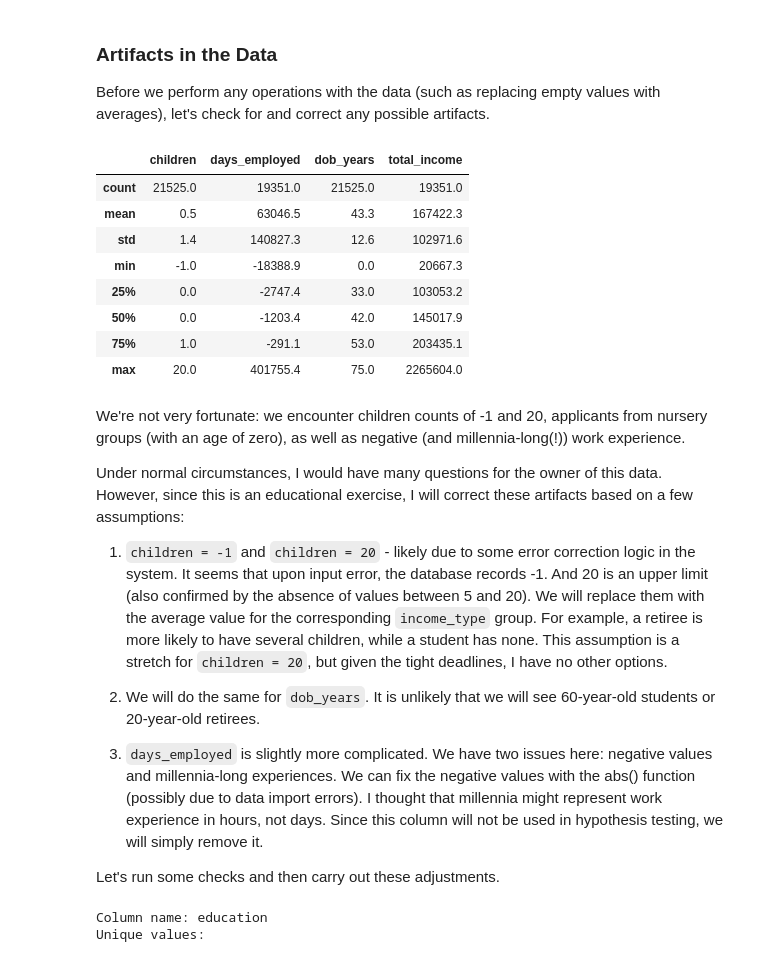
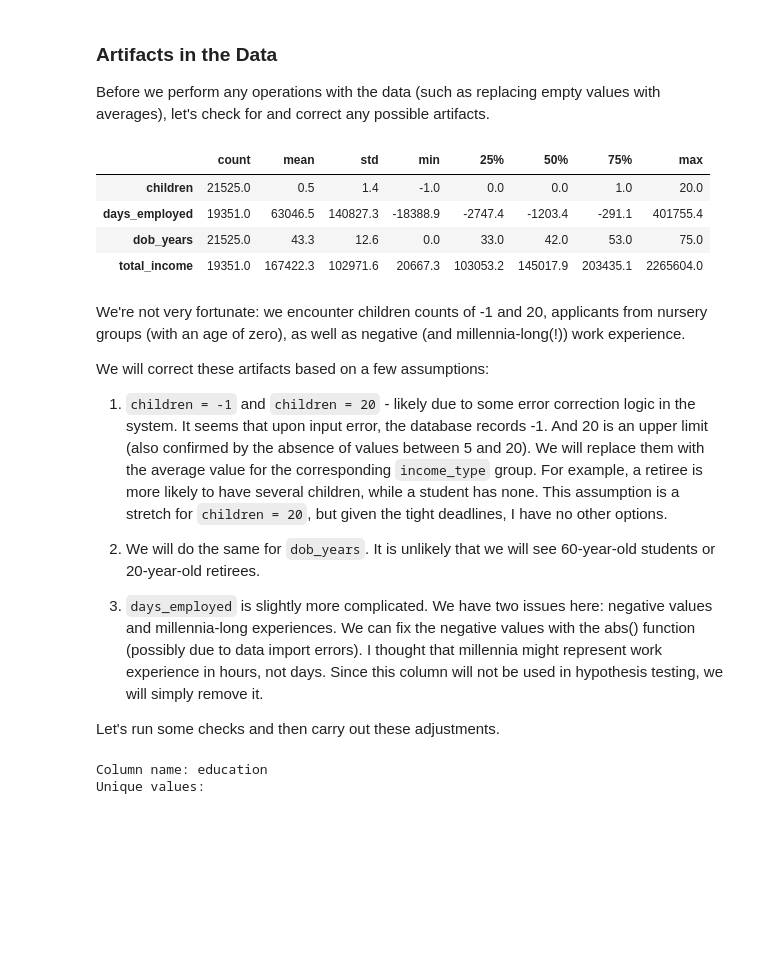
Before and after one commit to mskhmelik/yandex_data_analytics, a Jupyter notebook: Module_02/prj_credit_score.ipynb, the cells around one changed output. Cells and saved outputs as stored; diff of their text form; code cells hidden in the pictures; blank space fills up the shorter version.

```diff
--- a/Module_02/prj_credit_score.ipynb
+++ b/Module_02/prj_credit_score.ipynb
@@ -212,32 +212,28 @@ Before we perform any operations with the data (such as replacing empty values w
 # %%
 columns_values =['children', 'days_employed', 'dob_years', 'total_income']
 
 columns_category = [
     'education',
     'education_id',
     'family_status',
     'family_status_id',
     'gender',
     'income_type',
     'debt',
     'purpose'
 ]
 
-round(raw_df[columns_values].describe(), 1)
+round(raw_score[columns_values].describe().T, 1)
 # %% [output]
-|  | children | days_employed | dob_years | total_income |
-| count | 21525.0 | 19351.0 | 21525.0 | 19351.0 |
-| mean | 0.5 | 63046.5 | 43.3 | 167422.3 |
-| std | 1.4 | 140827.3 | 12.6 | 102971.6 |
-| min | -1.0 | -18388.9 | 0.0 | 20667.3 |
-| 25% | 0.0 | -2747.4 | 33.0 | 103053.2 |
-| 50% | 0.0 | -1203.4 | 42.0 | 145017.9 |
-| 75% | 1.0 | -291.1 | 53.0 | 203435.1 |
-| max | 20.0 | 401755.4 | 75.0 | 2265604.0 |
+|  | count | mean | std | min | 25% | 50% | 75% | max |
+| children | 21525.0 | 0.5 | 1.4 | -1.0 | 0.0 | 0.0 | 1.0 | 20.0 |
+| days_employed | 19351.0 | 63046.5 | 140827.3 | -18388.9 | -2747.4 | -1203.4 | -291.1 | 401755.4 |
+| dob_years | 21525.0 | 43.3 | 12.6 | 0.0 | 33.0 | 42.0 | 53.0 | 75.0 |
+| total_income | 19351.0 | 167422.3 | 102971.6 | 20667.3 | 103053.2 | 145017.9 | 203435.1 | 2265604.0 |
 # %% [markdown]
 We're not very fortunate: we encounter children counts of -1 and 20, applicants from nursery groups (with an age of zero), as well as negative (and millennia-long(!)) work experience.
 
-Under normal circumstances, I would have many questions for the owner of this data. However, since this is an educational exercise, I will correct these artifacts based on a few assumptions:
+We will correct these artifacts based on a few assumptions:
 
 1. `children = -1` and `children = 20` - likely due to some error correction logic in the system. It seems that upon input error, the database records -1. And 20 is an upper limit (also confirmed by the absence of values between 5 and 20). We will replace them with the average value for the corresponding `income_type` group. For example, a retiree is more likely to have several children, while a student has none. This assumption is a stretch for `children = 20`, but given the tight deadlines, I have no other options.
 
```
Also changed, not shown: parts of 1 cell of this notebook.
